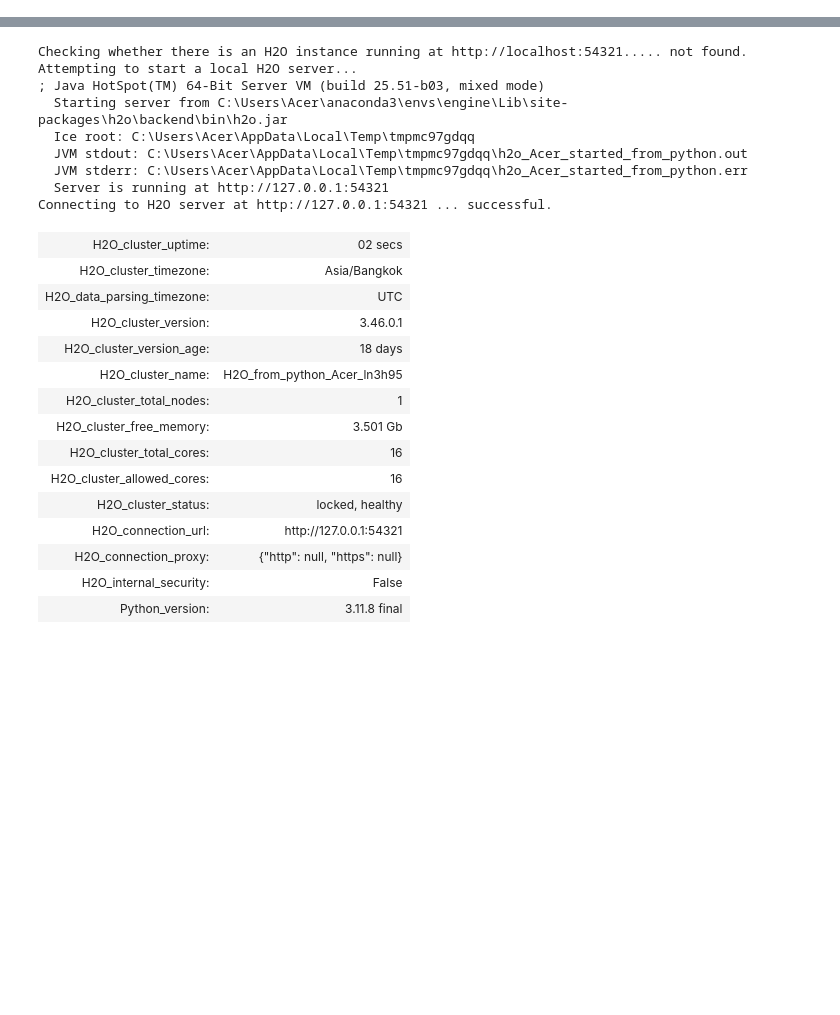
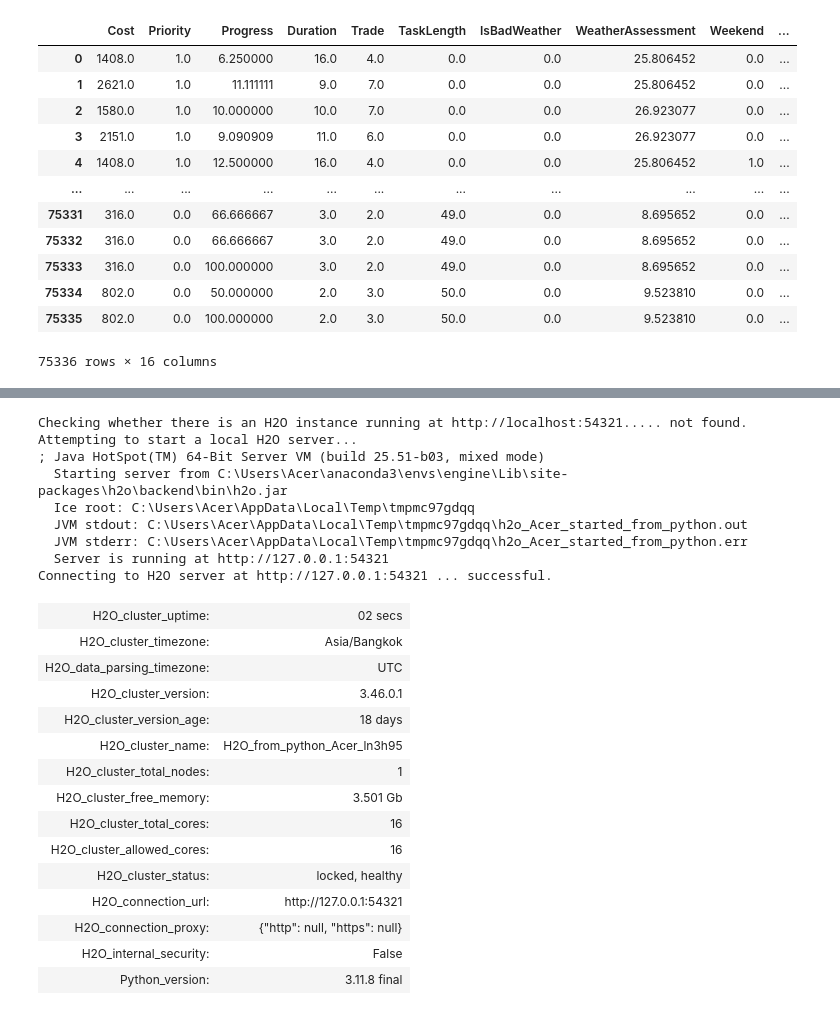
Before and after one commit to radicu/method, a Jupyter notebook: engine.ipynb, the cells around one changed output, grey strips where cells are left out. Cells and saved outputs as stored; diff of their text form; code cells hidden in the pictures; blank space fills up the shorter version.

```diff
--- a/engine.ipynb
+++ b/engine.ipynb
@@ -5,6 +5,7 @@ import numpy as np
 from pycaret.regression import *
 # %%
 task_data = pd.read_csv('data/100_2016/task_data.csv')
+task_report = pd.read_csv('data/100_2016/task_report.csv')
 project_data = pd.read_csv('data/100_2016/project_data.csv')
 # %%
 task_data.head()
@@ -11,2 +19,20 @@ task_data.head()
+# %%
+test_project = [96,97,98,99,100]
+test_id = task_report[task_report['ProjectID'].isin(test_project)]['ID'].tolist()
+task_data
+# %% [output]
+|  | Cost | Priority | Progress | Duration | Trade | TaskLength | IsBadWeather | WeatherAssessment | Weekend | ... |
+| 0 | 1408.0 | 1.0 | 6.250000 | 16.0 | 4.0 | 0.0 | 0.0 | 25.806452 | 0.0 | ... |
+| 1 | 2621.0 | 1.0 | 11.111111 | 9.0 | 7.0 | 0.0 | 0.0 | 25.806452 | 0.0 | ... |
+| 2 | 1580.0 | 1.0 | 10.000000 | 10.0 | 7.0 | 0.0 | 0.0 | 26.923077 | 0.0 | ... |
+| 3 | 2151.0 | 1.0 | 9.090909 | 11.0 | 6.0 | 0.0 | 0.0 | 26.923077 | 0.0 | ... |
+| 4 | 1408.0 | 1.0 | 12.500000 | 16.0 | 4.0 | 0.0 | 0.0 | 25.806452 | 1.0 | ... |
+| ... | ... | ... | ... | ... | ... | ... | ... | ... | ... | ... |
+| 75331 | 316.0 | 0.0 | 66.666667 | 3.0 | 2.0 | 49.0 | 0.0 | 8.695652 | 0.0 | ... |
+| 75332 | 316.0 | 0.0 | 66.666667 | 3.0 | 2.0 | 49.0 | 0.0 | 8.695652 | 0.0 | ... |
+| 75333 | 316.0 | 0.0 | 100.000000 | 3.0 | 2.0 | 49.0 | 0.0 | 8.695652 | 0.0 | ... |
+| 75334 | 802.0 | 0.0 | 50.000000 | 2.0 | 3.0 | 50.0 | 0.0 | 9.523810 | 0.0 | ... |
+| 75335 | 802.0 | 0.0 | 100.000000 | 2.0 | 3.0 | 50.0 | 0.0 | 9.523810 | 0.0 | ... |
+75336 rows × 16 columns
 # %%
 s = setup(task_data, target = 'TaskDelay', session_id = 123)
```
Also changed, not shown: parts of 5 cells of this notebook, 16 other files.
